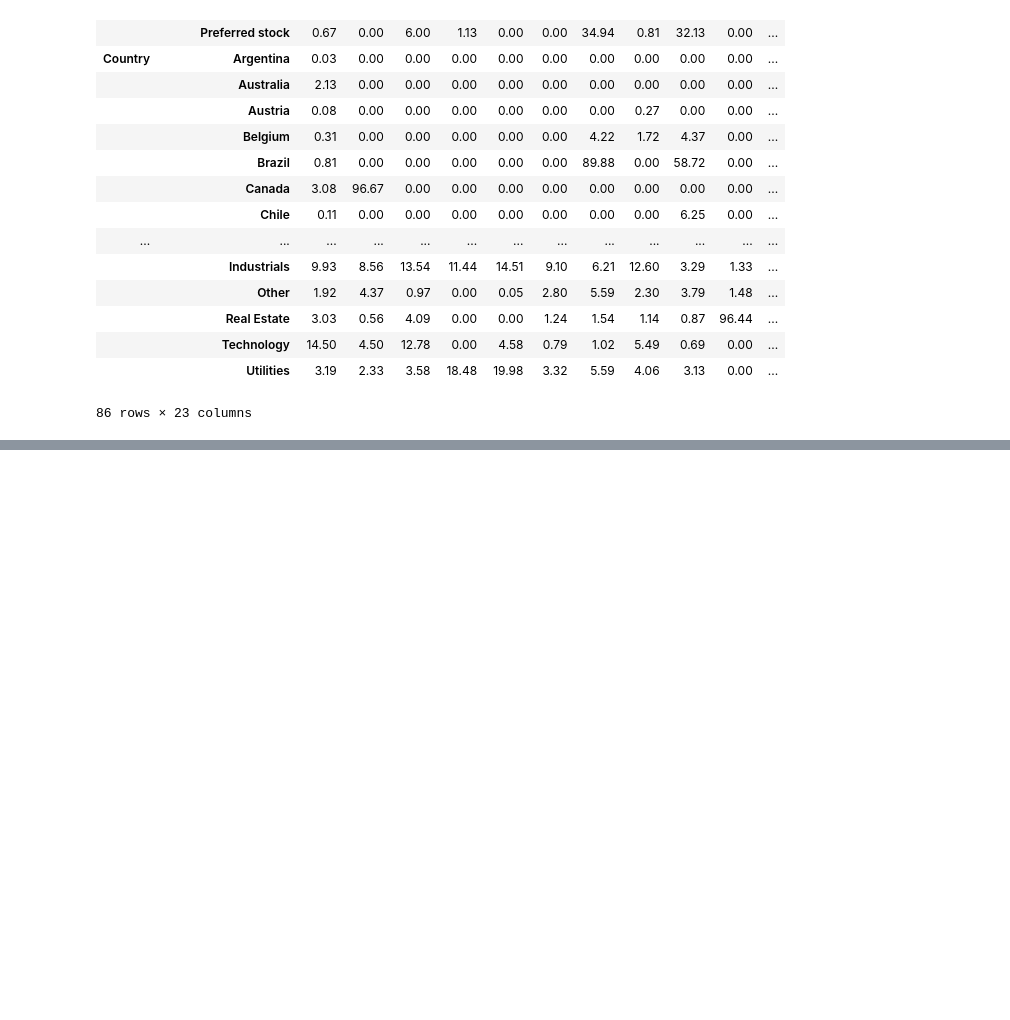
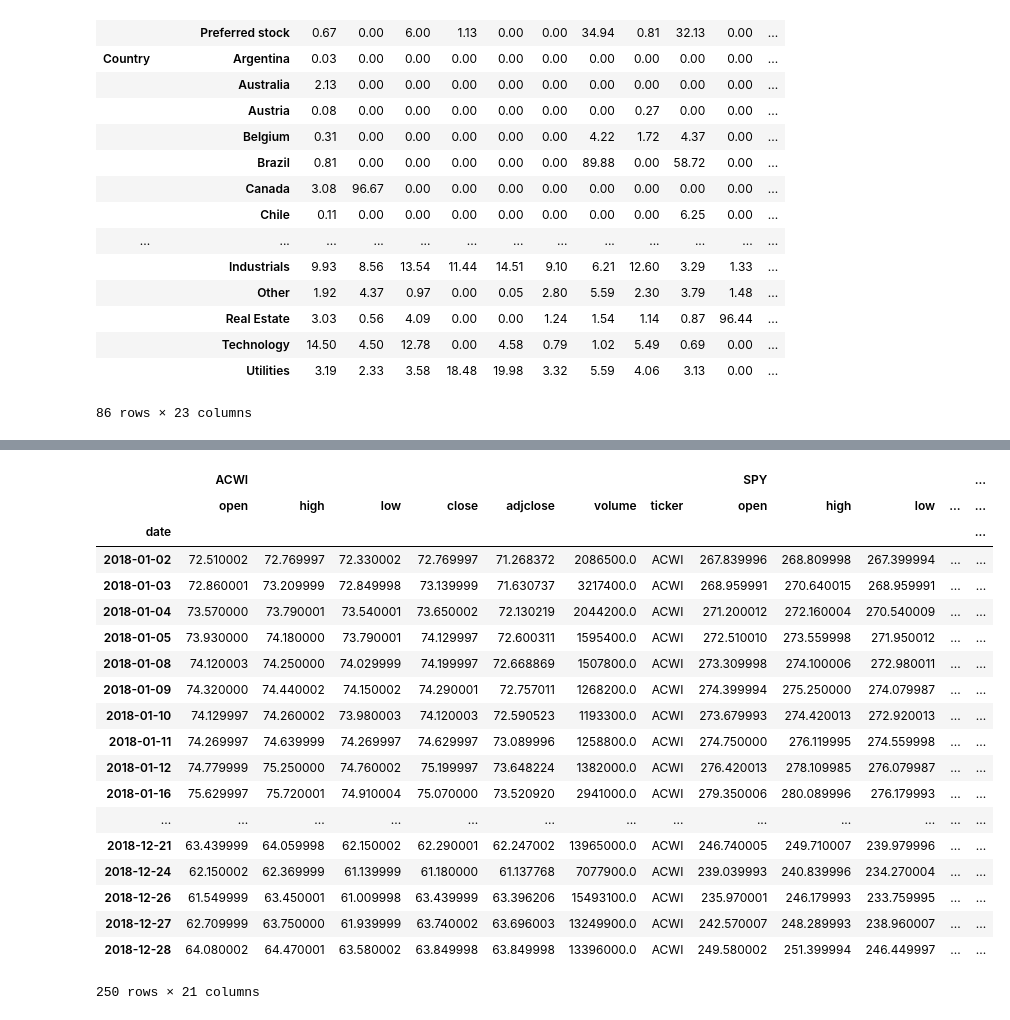
Before and after one commit to Pyeon-Joung-Wook/etfscrapy, a Jupyter notebook: etfscrapy.ipynb, the cells around one changed output, grey strips where cells are left out. Cells and saved outputs as stored; diff of their text form; code cells hidden in the pictures; blank space fills up the shorter version.

```diff
--- a/etfscrapy.ipynb
+++ b/etfscrapy.ipynb
@@ -392,0 +358,23 @@ etfs = [
+# %%
+data = etf.market_data('ACWI','SPY','MTUM', start='2018-01-01', end='2018-12-31'); data
+# %% [output]
+|  | ACWI |  |  |  |  |  |  | SPY |  |  |  | ... |
+|  | open | high | low | close | adjclose | volume | ticker | open | high | low | ... | ... |
+| date |  |  |  |  |  |  |  |  |  |  |  | ... |
+| 2018-01-02 | 72.510002 | 72.769997 | 72.330002 | 72.769997 | 71.268372 | 2086500.0 | ACWI | 267.839996 | 268.809998 | 267.399994 | ... | ... |
+| 2018-01-03 | 72.860001 | 73.209999 | 72.849998 | 73.139999 | 71.630737 | 3217400.0 | ACWI | 268.959991 | 270.640015 | 268.959991 | ... | ... |
+| 2018-01-04 | 73.570000 | 73.790001 | 73.540001 | 73.650002 | 72.130219 | 2044200.0 | ACWI | 271.200012 | 272.160004 | 270.540009 | ... | ... |
+| 2018-01-05 | 73.930000 | 74.180000 | 73.790001 | 74.129997 | 72.600311 | 1595400.0 | ACWI | 272.510010 | 273.559998 | 271.950012 | ... | ... |
+| 2018-01-08 | 74.120003 | 74.250000 | 74.029999 | 74.199997 | 72.668869 | 1507800.0 | ACWI | 273.309998 | 274.100006 | 272.980011 | ... | ... |
+| 2018-01-09 | 74.320000 | 74.440002 | 74.150002 | 74.290001 | 72.757011 | 1268200.0 | ACWI | 274.399994 | 275.250000 | 274.079987 | ... | ... |
+| 2018-01-10 | 74.129997 | 74.260002 | 73.980003 | 74.120003 | 72.590523 | 1193300.0 | ACWI | 273.679993 | 274.420013 | 272.920013 | ... | ... |
+| 2018-01-11 | 74.269997 | 74.639999 | 74.269997 | 74.629997 | 73.089996 | 1258800.0 | ACWI | 274.750000 | 276.119995 | 274.559998 | ... | ... |
+| 2018-01-12 | 74.779999 | 75.250000 | 74.760002 | 75.199997 | 73.648224 | 1382000.0 | ACWI | 276.420013 | 278.109985 | 276.079987 | ... | ... |
+| 2018-01-16 | 75.629997 | 75.720001 | 74.910004 | 75.070000 | 73.520920 | 2941000.0 | ACWI | 279.350006 | 280.089996 | 276.179993 | ... | ... |
+| ... | ... | ... | ... | ... | ... | ... | ... | ... | ... | ... | ... | ... |
+| 2018-12-21 | 63.439999 | 64.059998 | 62.150002 | 62.290001 | 62.247002 | 13965000.0 | ACWI | 246.740005 | 249.710007 | 239.979996 | ... | ... |
+| 2018-12-24 | 62.150002 | 62.369999 | 61.139999 | 61.180000 | 61.137768 | 7077900.0 | ACWI | 239.039993 | 240.839996 | 234.270004 | ... | ... |
+| 2018-12-26 | 61.549999 | 63.450001 | 61.009998 | 63.439999 | 63.396206 | 15493100.0 | ACWI | 235.970001 | 246.179993 | 233.759995 | ... | ... |
+| 2018-12-27 | 62.709999 | 63.750000 | 61.939999 | 63.740002 | 63.696003 | 13249900.0 | ACWI | 242.570007 | 248.289993 | 238.960007 | ... | ... |
+| 2018-12-28 | 64.080002 | 64.470001 | 63.580002 | 63.849998 | 63.849998 | 13396000.0 | ACWI | 249.580002 | 251.399994 | 246.449997 | ... | ... |
+250 rows × 21 columns
```
Also changed, not shown: parts of 2 cells of this notebook, 3 other files.
